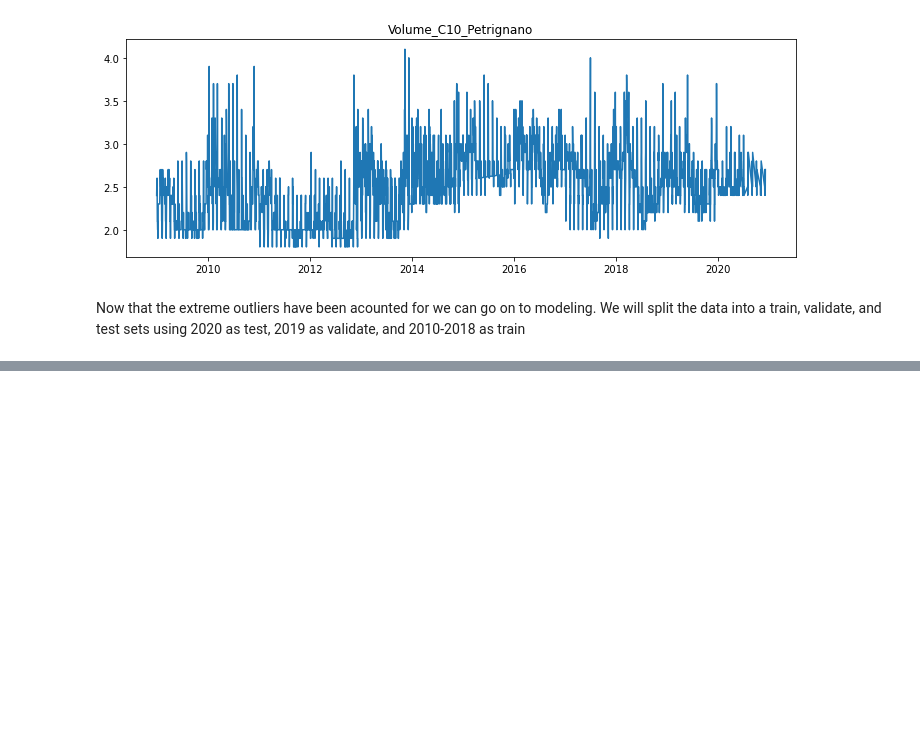
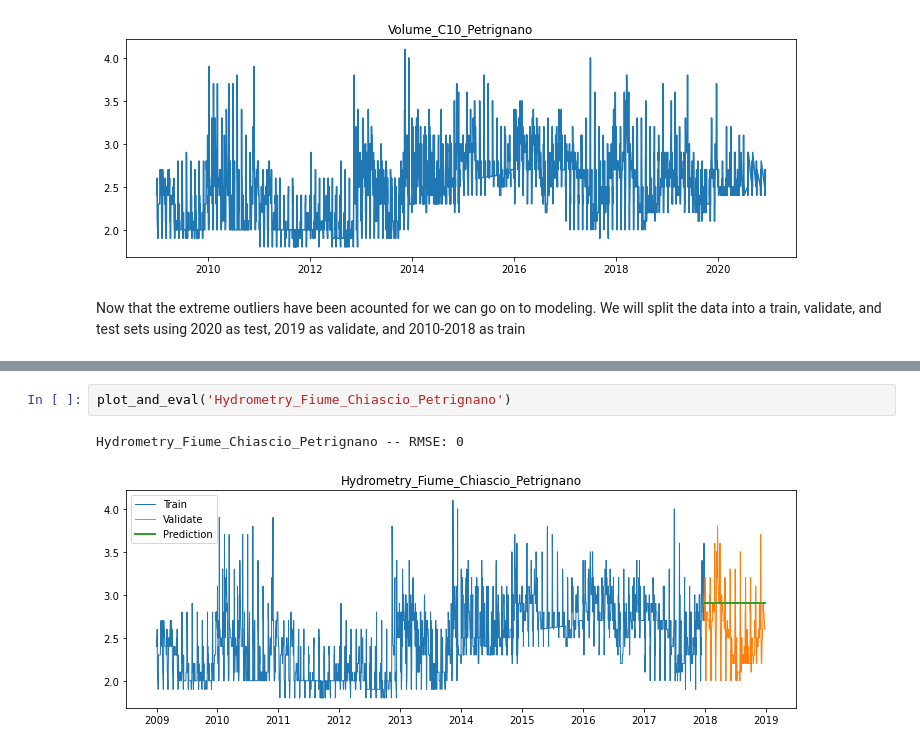
Before and after one commit to datastraine/kaggle, a Jupyter notebook: AceaSmart_Water_Analytics/acea-comp-explore.ipynb, the cells around one changed output, grey strips where cells are left out. Cells and saved outputs as stored; diff of their text form; blank space fills up the shorter version.

```diff
--- a/AceaSmart_Water_Analytics/acea-comp-explore.ipynb
+++ b/AceaSmart_Water_Analytics/acea-comp-explore.ipynb
@@ -1289,0 +1342,5 @@ train
+# %%
+plot_and_eval('Hydrometry_Fiume_Chiascio_Petrignano')
+# %% [output]
+Hydrometry_Fiume_Chiascio_Petrignano -- RMSE: 0
+[figure, added]
```
Also changed, not shown: parts of 13 cells of this notebook.
